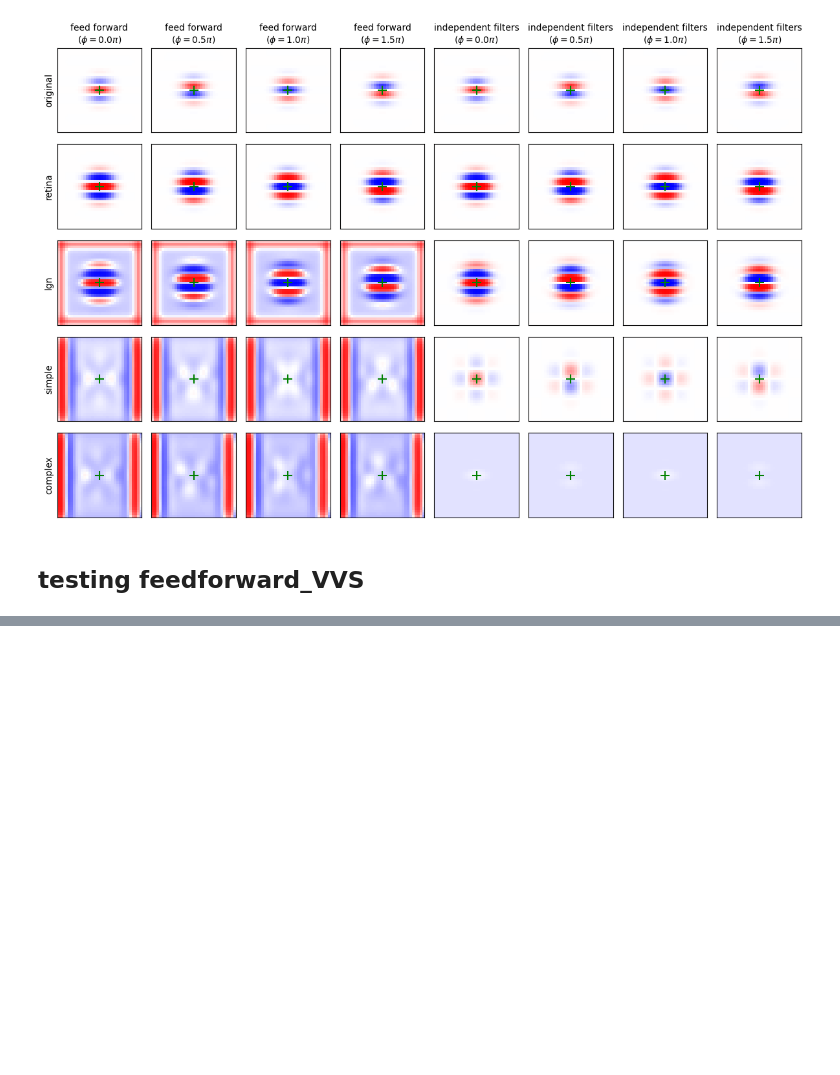
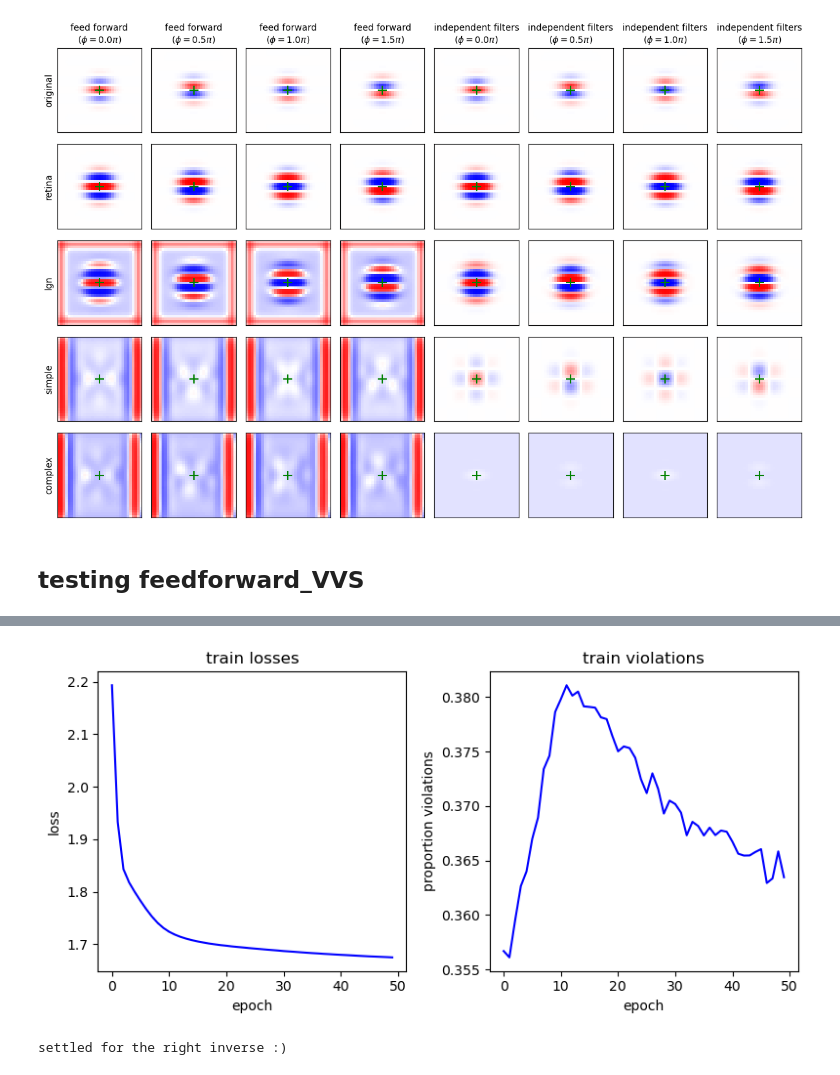
Before and after one commit to MarioDipoppa/thalamocortical_powerlaw, a Jupyter notebook: testing.ipynb, the cells around one changed output, grey strips where cells are left out. Drawn from its saved outputs; the diff is of its cells as text; code cells hidden in the pictures; blank space fills up the shorter version.

```diff
--- a/testing.ipynb
+++ b/testing.ipynb
@@ -658,0 +760,23 @@ plt.show()
+# %%
+"""
+train_losses = []
+train_triplet_losses = []
+train_l1_norms = []
+train_violations = []"""
+
+fig, ax = plt.subplots(1, 2, figsize=(8, 4))
+
+ax[0].plot(train_losses, c="b")
+ax[0].set_title("train losses")
+ax[0].set_ylabel("loss")
+ax[0].set_xlabel("epoch")
+
+ax[1].plot(train_violations, c="b")
+ax[1].set_title("train violations")
+ax[1].set_ylabel("proportion violations")
+ax[1].set_xlabel("epoch")
+
+fig.set_tight_layout(True)
+plt.show()
+# %% [output]
+[figure, added]
@@ -658,0 +796,14 @@ plt.show()
+# %%
+# compute what the lgn-v1 matrix should look like
+try:
+    # try to invert
+    lgn_inv = np.linalg.inv(lgn_kernel)
+    print("got the inverse!")
+except:
+    # otherwise just just take the right inverse
+    lgn_inv = np.linalg.pinv(lgn_kernel)
+    print("settled for the right inverse :)")
+
+simple_kernel = v1_kernel @ lgn_inv
+# %% [output]
+settled for the right inverse :)
```
Also changed, not shown: parts of 44 cells of this notebook, 6 other files.
